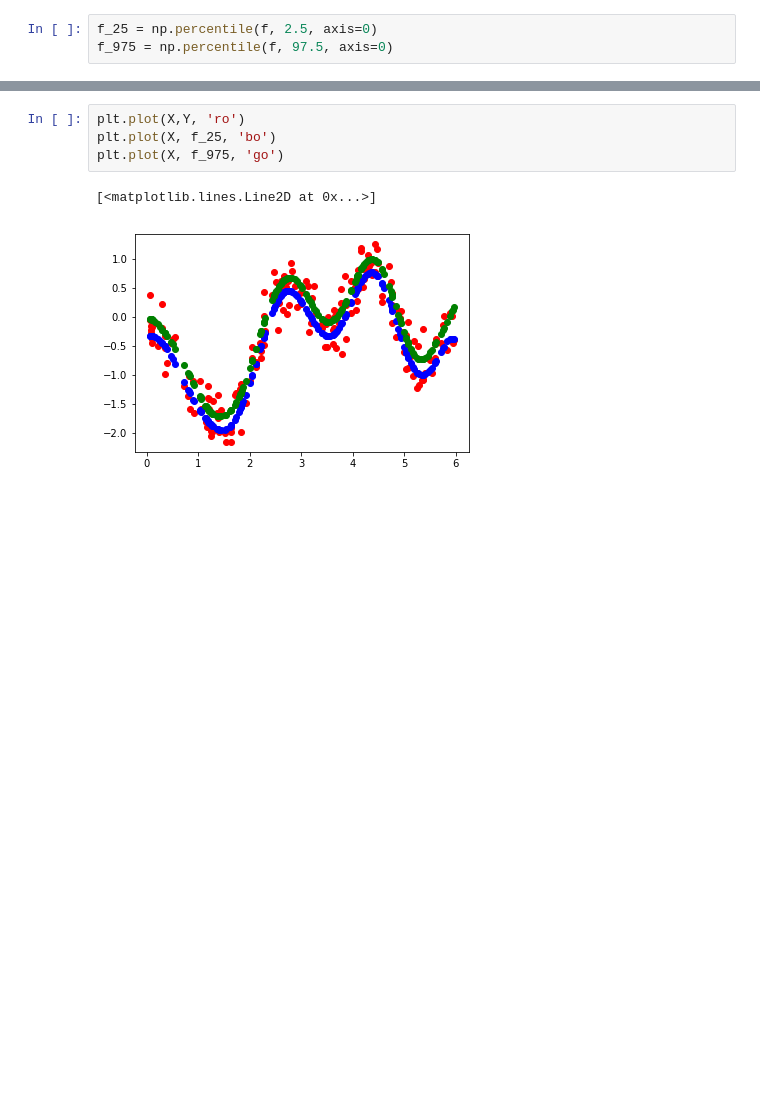
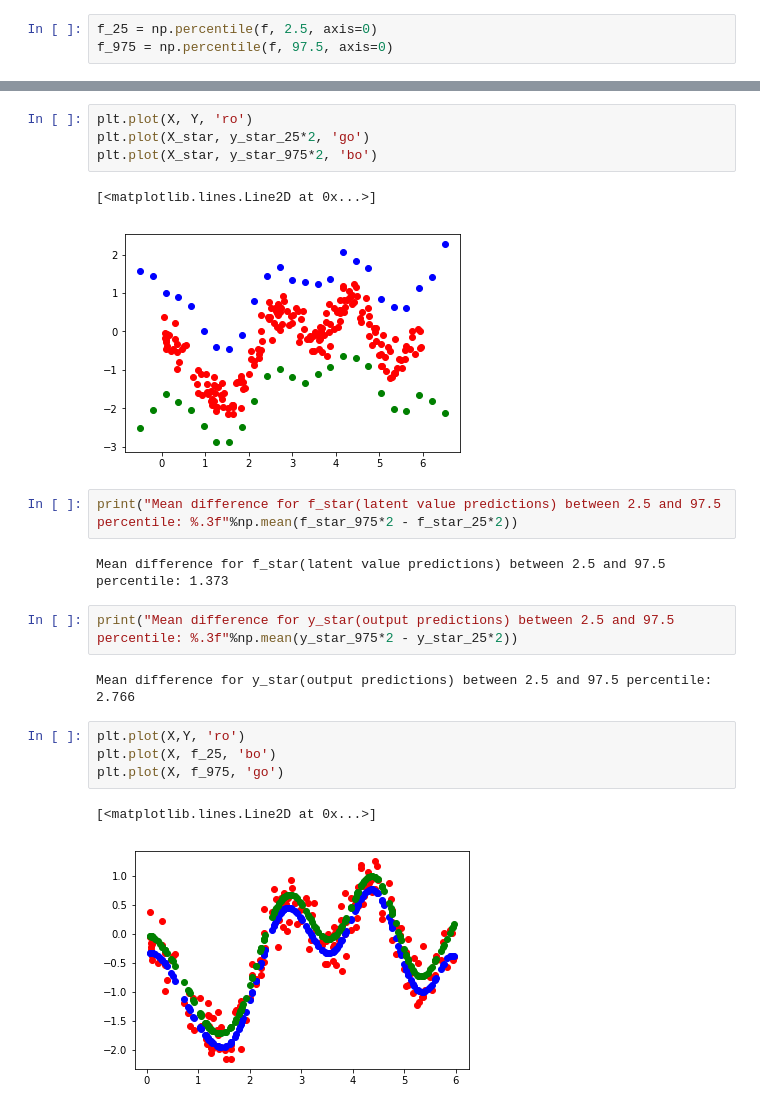
Before and after one commit to adhaka/Sparse_GP_Stan, a Jupyter notebook: temp_work/gp_rff_matern_samples.ipynb, the cells around one changed output, grey strips where cells are left out. Saved outputs shown, nothing was run; the diff lists cells and outputs as text; blank space fills up the shorter version.

```diff
--- a/temp_work/gp_rff_matern_samples.ipynb
+++ b/temp_work/gp_rff_matern_samples.ipynb
@@ -276,3 +301,18 @@ Mean difference for f between 2.5 and 97.5 percentile: 0.056
+# %%
+plt.plot(X, Y, 'ro')
+plt.plot(X_star, y_star_25*2, 'go')
+plt.plot(X_star, y_star_975*2, 'bo')
+# %% [output]
+[<matplotlib.lines.Line2D at 0x...>]
+[figure, added]
+# %%
+print("Mean difference for f_star(latent value predictions) between 2.5 and 97.5 percentile: %.3f"%np.mean(f_star_975*2 - f_star_25*2))
+# %% [output]
+Mean difference for f_star(latent value predictions) between 2.5 and 97.5 percentile: 1.373
+# %%
+print("Mean difference for y_star(output predictions) between 2.5 and 97.5 percentile: %.3f"%np.mean(y_star_975*2 - y_star_25*2))
+# %% [output]
+Mean difference for y_star(output predictions) between 2.5 and 97.5 percentile: 2.766
 # %%
 plt.plot(X,Y, 'ro')
 plt.plot(X, f_25, 'bo')
```
Also changed, not shown: parts of 12 cells of this notebook.
